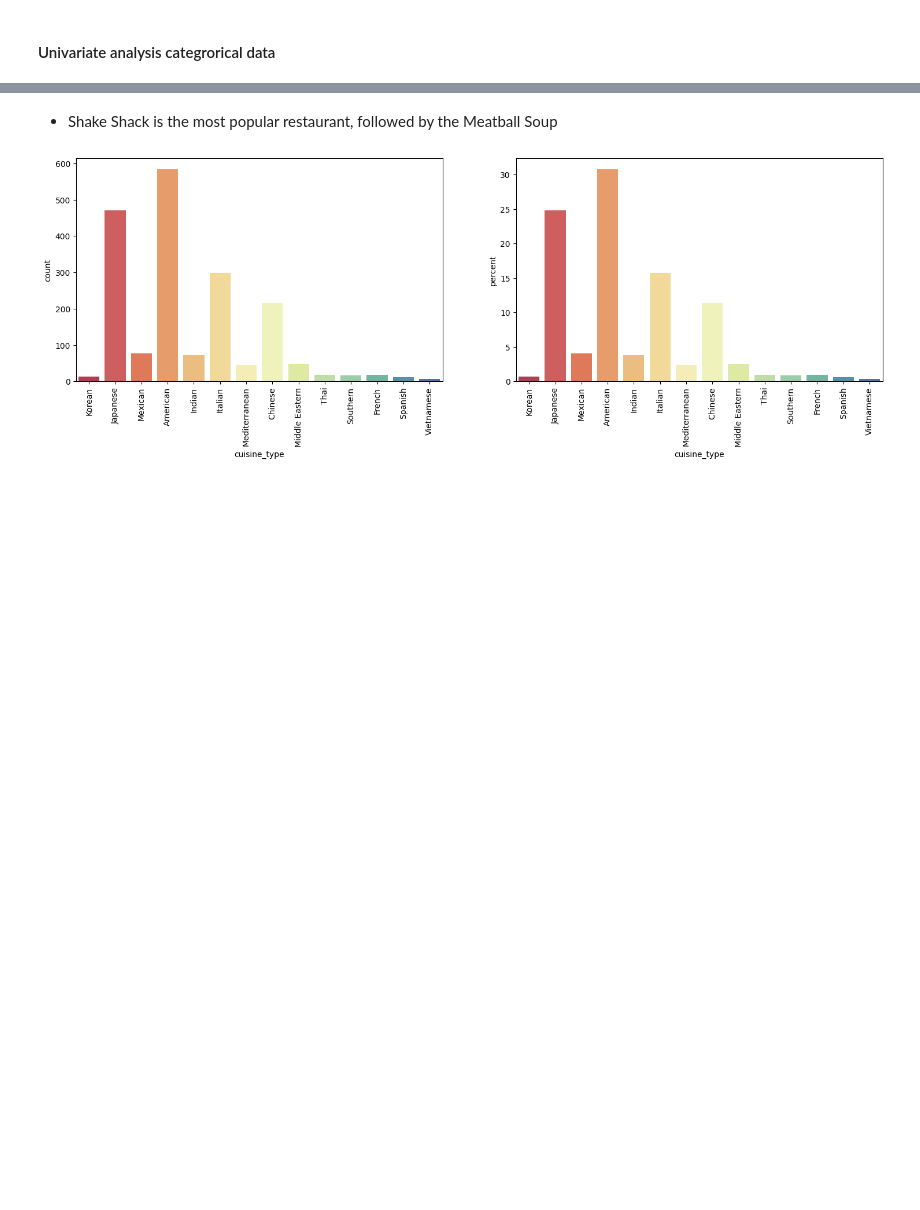
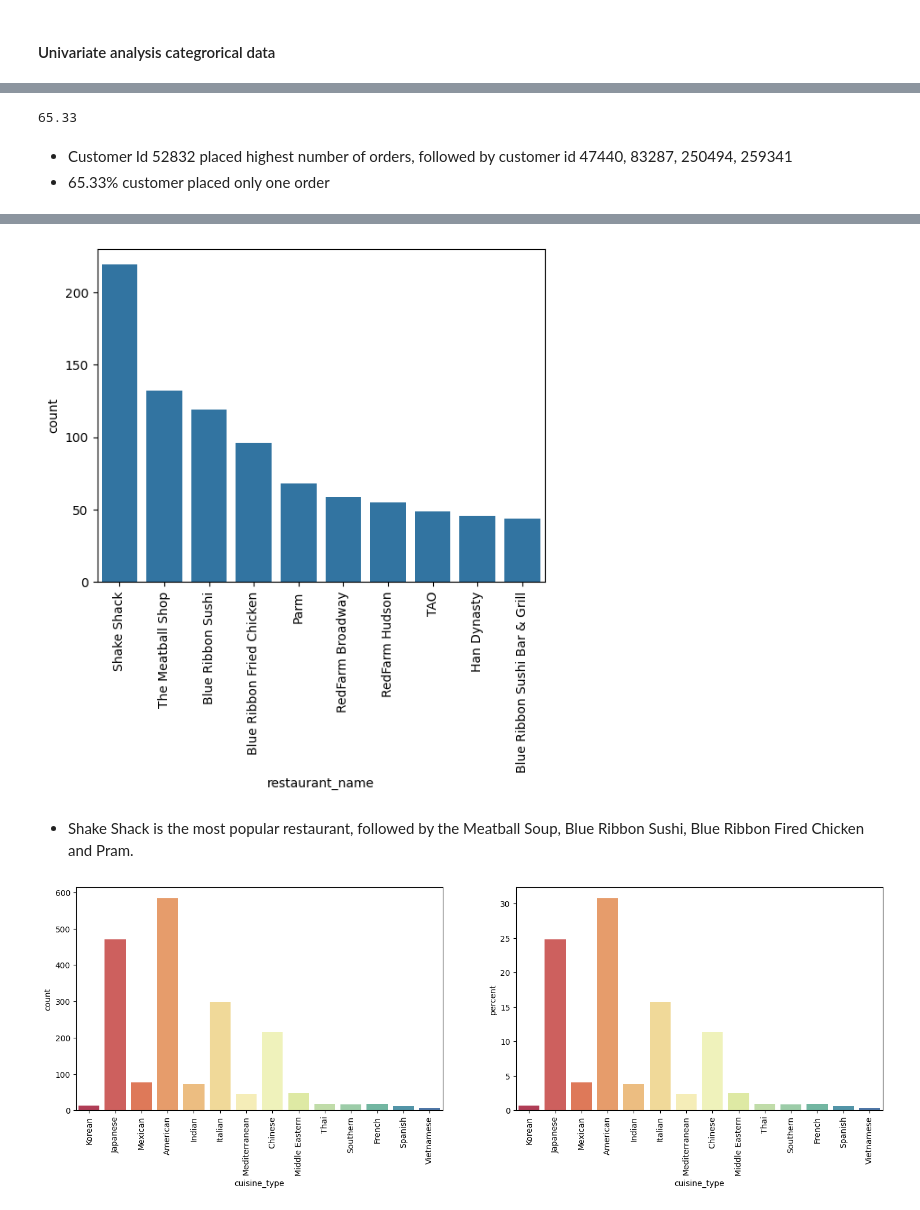
Before and after one commit to sheikhomer/FoodHubDataAnalysis, a Jupyter notebook: Learner_Notebook_Full_Code.ipynb, the cells around one changed output, grey strips where cells are left out. Cells and saved outputs as stored; diff of their text form; code cells hidden in the pictures; blank space fills up the shorter version.

```diff
--- a/Learner_Notebook_Full_Code.ipynb
+++ b/Learner_Notebook_Full_Code.ipynb
@@ -232,8 +259,17 @@ pd.DataFrame({
+# %%
+# percentage of customer placed only one order
+total_customer = df['customer_id'].nunique()
+round(((df['customer_id'].value_counts()==1).sum()/total_customer)*100,2)
+# %% [output]
+65.33
+# %% [markdown]
+* Customer Id 52832 placed highest number of orders, followed by customer id 47440, 83287, 250494, 259341
+* 65.33% customer placed only one order
 # %%
-# Write the code here
-# Plotly bar chart to display the popularity of the restaurants based on number of orders
-restaurant_counts = df['restaurant_name'].value_counts().reset_index()
+# Popularity of the restaurants based on number of orders
+restaurant_counts = df['restaurant_name'].value_counts().reset_index().head(10)
 restaurant_counts.columns = ['restaurant_name', 'count']
-bar = px.bar(restaurant_counts, x='restaurant_name', y = 'count')
-bar.show()
+sns.countplot(data = df, x = 'restaurant_name', order = restaurant_counts['restaurant_name'])
+plt.xticks(rotation = 90)
+plt.show()
 # %% [output]
@@ -241,5 +276,6 @@ bar.show()
+[figure, added]
 # %% [markdown]
-* Shake Shack is the most popular restaurant, followed by the Meatball Soup
+* Shake Shack is the most popular restaurant, followed by the Meatball Soup, Blue Ribbon Sushi, Blue Ribbon Fired Chicken and Pram.
 # %%
 plt.figure(figsize = (18,5))
 plt.subplot(1,2,1)
```
Also changed, not shown: parts of 28 cells of this notebook.
